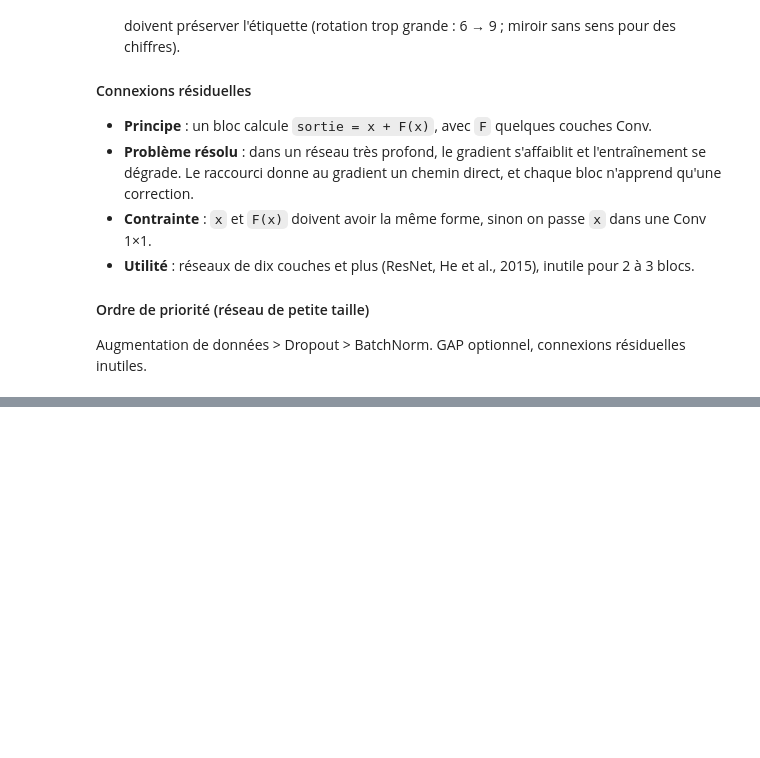
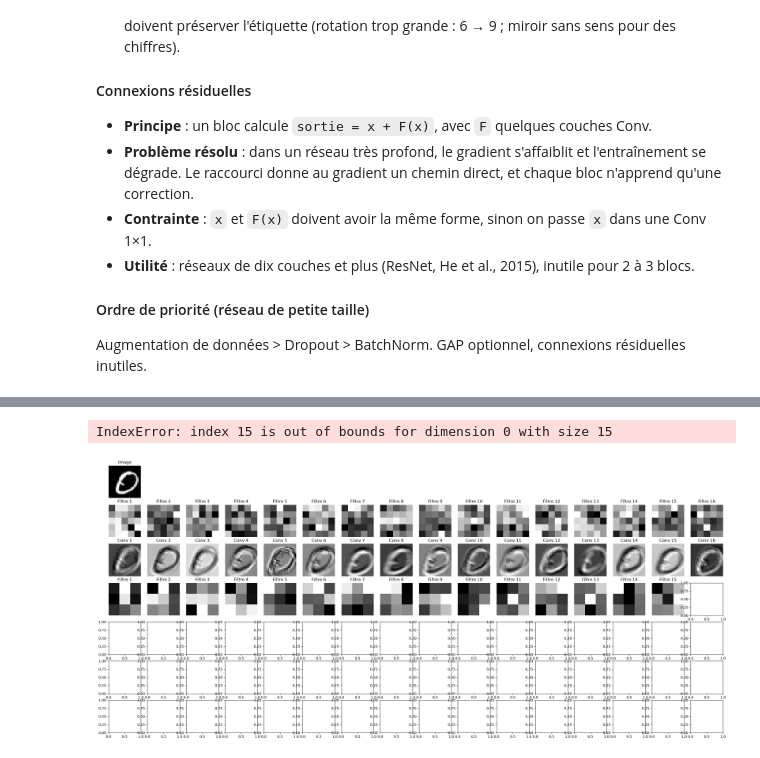
Before and after one commit to tbessadet/Python-projet-perso, a Jupyter notebook: CNN.ipynb, the cells around one changed output, grey strips where cells are left out. Drawn from its saved outputs; the diff is of its cells as text; code cells hidden in the pictures; blank space fills up the shorter version.

```diff
--- a/CNN.ipynb
+++ b/CNN.ipynb
@@ -271,12 +271,14 @@ Pour les critères d'arret, ici j'ai choisi de me baser sur :
 - La variation de la loss entre epoch: si on ne bouge pas ou augmente pendant `patience` epoch -> stop (calcul fait sur la loss de validation, pas de train: evite le sur-apprentissage)
 # %%
 class Modele:
-    def __init__(self, couches, input_shape=(1, 28, 28), EPOCH=100, lr=0.1, batch_size=128, patience=5, eps=1e-4):
+    def __init__(self, features, classifier, input_shape=(1, 28, 28), EPOCH=100, lr=0.1, batch_size=128, patience=5, eps=1e-4):
         '''
         couches : liste de couches appliquées dans l'ordre
         input_shape : (C, H, W) d'une image, pour le passage à blanc qui fixe la taille des Dense
         '''
-        self.couches = couches
+        self.features = features
+        self.classifier = classifier
+        self.couches = np.concat((features, classifier))
         self.input_shape = input_shape
         self.EPOCH = EPOCH
         self.lr = lr
@@ -638,0 +658,71 @@ plot_filtres(models['mm'], mode="signe")
+# %%
+def analyse_conv(model, img, nb_filtre=16):
+    model.eval()
+    x = img.unsqueeze(0)
+    conv_data = []
+    pool_data = []
+
+    with torch.no_grad():
+        for couche in model.features:
+            x = couche.forward(x)
+
+            if isinstance(couche, Conv):
+                conv_data.append((x.squeeze(0), couche.noyau.detach()))
+
+            elif isinstance(couche, MaxPool):
+                pool_data.append(x.squeeze(0))
+
+    if not conv_data:
+        raise ValueError("Aucune couche Conv exploitable dans le modèle.")
+
+    nb = min(nb_filtre, conv_data[0][0].shape[0])
+
+    # Image + 2 lignes par convolution + 1 ligne par pooling
+    nb_lignes = 1 + 2 * len(conv_data) + len(pool_data)
+
+    fig, axs = plt.subplots(
+        nb_lignes,
+        nb,
+        figsize=(2 * nb, 2 * nb_lignes),
+        squeeze=False
+    )
+
+    axs[0, 0].imshow(img.squeeze().cpu(), cmap="gray")
+    axs[0, 0].set_title("Image")
+    axs[0, 0].axis("off")
+
+    for j in range(1, nb):
+        axs[0, j].axis("off")
+
+    row = 1
+
+    for conv_output, weights in conv_data:
+        for j in range(nb):
+            axs[row, j].imshow(weights[j, 0].cpu(), cmap="gray")
+            axs[row, j].set_title(f"Filtre {j + 1}")
+            axs[row, j].axis("off")
+
+        row += 1
+
+        for j in range(nb):
+            axs[row, j].imshow(conv_output[j].cpu(), cmap="gray")
+            axs[row, j].set_title(f"Conv {j + 1}")
+            axs[row, j].axis("off")
+
+        row += 1
+
+    for pooled in pool_data:
+        for j in range(min(nb, pooled.shape[0])):
+            axs[row, j].imshow(pooled[j].cpu(), cmap="gray")
+            axs[row, j].set_title(f"Pool {j + 1}")
+            axs[row, j].axis("off")
+        row += 1
+
+    fig.tight_layout()
+    plt.show()
+
+
+analyse_conv(models["ml"], X_train[0])
+# %% [output]
+IndexError: index 15 is out of bounds for dimension 0 with size 15
+[figure, added]
```
Also changed, not shown: parts of 7 cells of this notebook.
